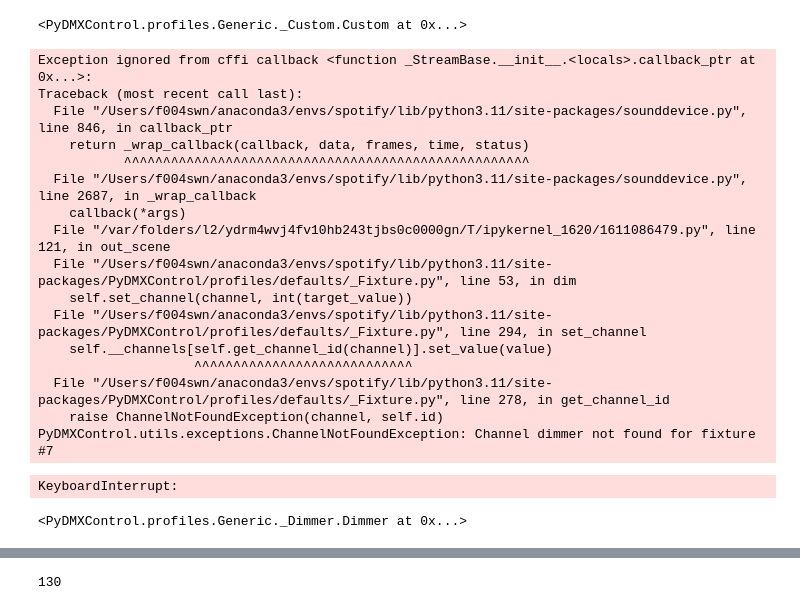
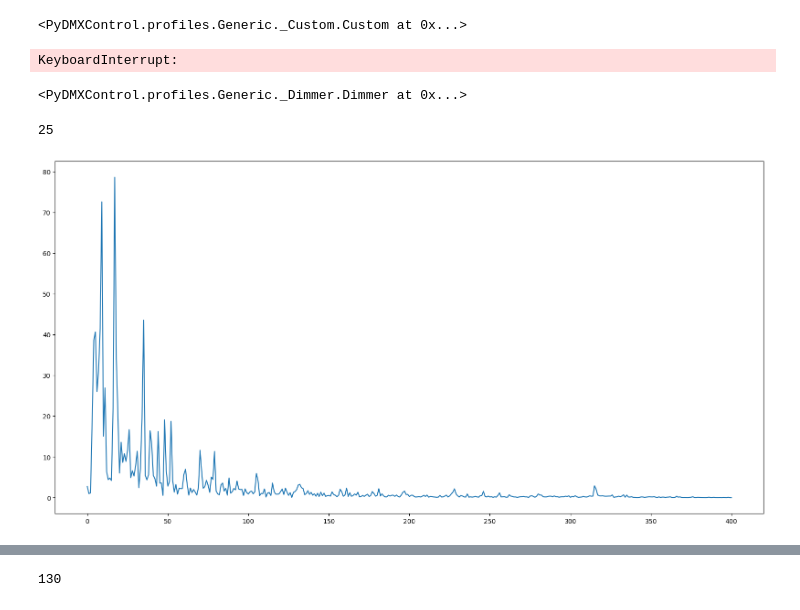
Before and after one commit to LandryBulls/PlaylistPulser, a Jupyter notebook: dmx_dev.ipynb, the cells around one changed output, grey strips where cells are left out. Cells and saved outputs as stored; diff of their text form; code cells hidden in the pictures.

```diff
--- a/dmx_dev.ipynb
+++ b/dmx_dev.ipynb
@@ -557,31 +571,27 @@ def scene(scene_dict_template):
     return out_scene
 # %%
-test_scene_callback = scene(goosebumps)
-with sd.InputStream(callback=test_scene_callback, device=device_index, channels=16, samplerate=16000, blocksize=BLOCKSIZE):
+test_scene_callback = scene(hiphop)
+with sd.InputStream(callback=test_scene_callback, device=device_index, channels=1, samplerate=16000, blocksize=BLOCKSIZE):
     while True:
         continue
 # %% [output]
-Exception ignored from cffi callback <function _StreamBase.__init__.<locals>.callback_ptr at 0x...>:
-Traceback (most recent call last):
-  File "/Users/f004swn/anaconda3/envs/spotify/lib/python3.11/site-packages/sounddevice.py", line 846, in callback_ptr
-    return _wrap_callback(callback, data, frames, time, status)
-           ^^^^^^^^^^^^^^^^^^^^^^^^^^^^^^^^^^^^^^^^^^^^^^^^^^^^
-  File "/Users/f004swn/anaconda3/envs/spotify/lib/python3.11/site-packages/sounddevice.py", line 2687, in _wrap_callback
-    callback(*args)
-  File "/var/folders/l2/ydrm4wvj4fv10hb243tjbs0c0000gn/T/ipykernel_1620/1611086479.py", line 121, in out_scene
-  File "/Users/f004swn/anaconda3/envs/spotify/lib/python3.11/site-packages/PyDMXControl/profiles/defaults/_Fixture.py", line 53, in dim
-    self.set_channel(channel, int(target_value))
-  File "/Users/f004swn/anaconda3/envs/spotify/lib/python3.11/site-packages/PyDMXControl/profiles/defaults/_Fixture.py", line 294, in set_channel
-    self.__channels[self.get_channel_id(channel)].set_value(value)
-                    ^^^^^^^^^^^^^^^^^^^^^^^^^^^^
-  File "/Users/f004swn/anaconda3/envs/spotify/lib/python3.11/site-packages/PyDMXControl/profiles/defaults/_Fixture.py", line 278, in get_channel_id
-    raise ChannelNotFoundException(channel, self.id)
-PyDMXControl.utils.exceptions.ChannelNotFoundException: Channel dimmer not found for fixture #7
+KeyboardInterrupt:
-KeyboardInterrupt:
 # %%
 party['ropes'].dim(255)
 # %% [output]
 <PyDMXControl.profiles.Generic._Dimmer.Dimmer at 0x...>
+# %%
+freq_to_index(500)
+# %% [output]
+25
+# %%
+# plot the power spectra with lines
+plt.figure(figsize=(20, 10))
+for i in range(len(power_specs)):
+    plt.plot(power_specs[i])
+plt.show()
+# %% [output]
+[figure, added]
 # %%
 # plot all the power specs
 plt.figure(figsize=(20, 10))
```
Also changed, not shown: parts of 4 cells of this notebook.
